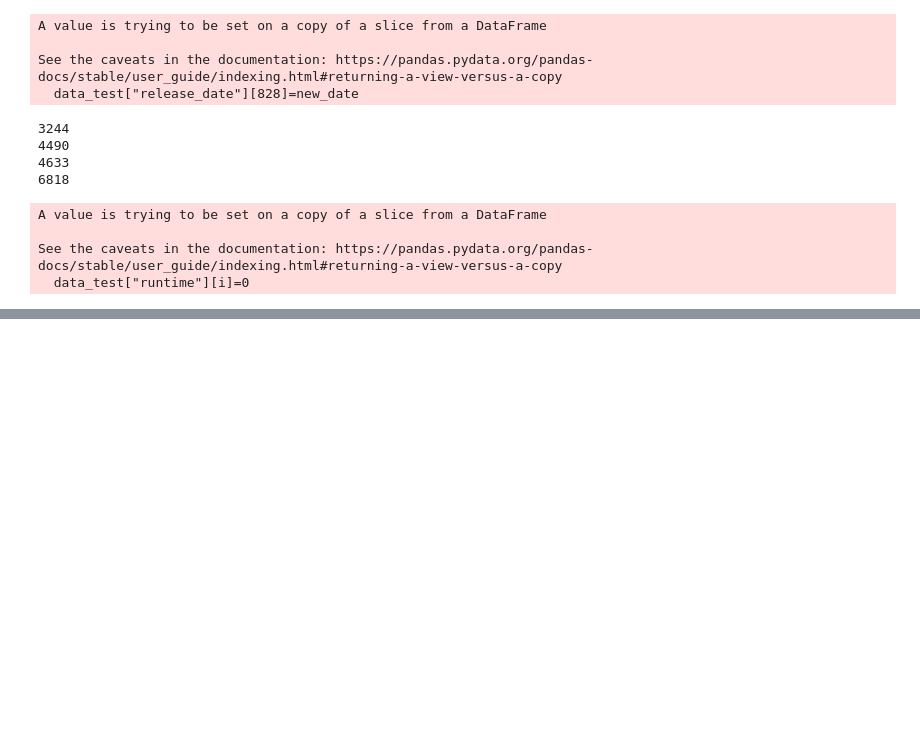
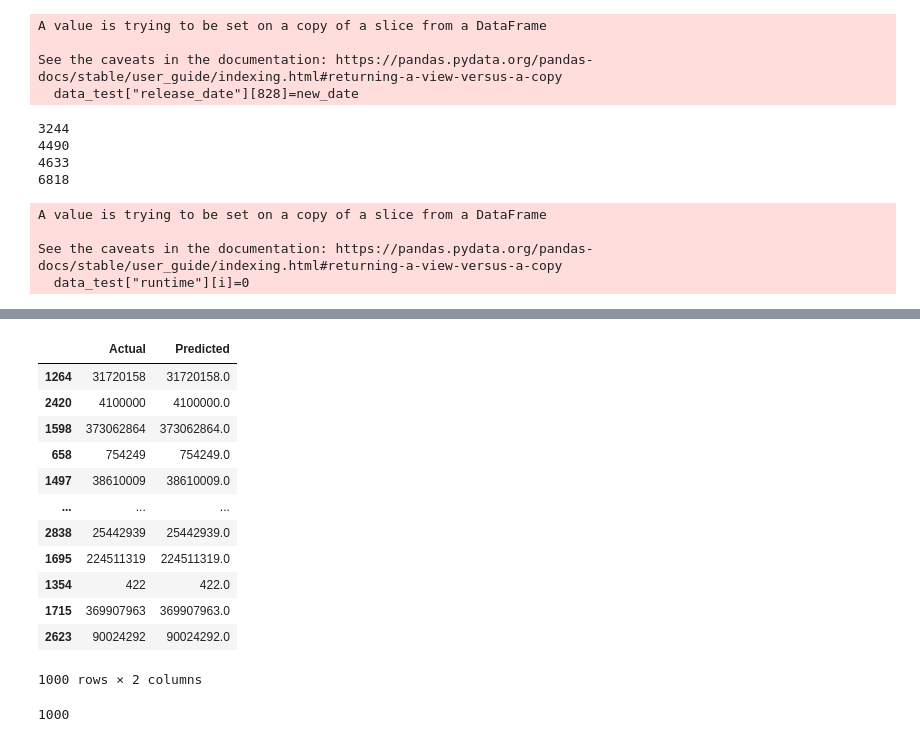
Before and after one commit to Riki98/DWM-Project, a Jupyter notebook: Progetto/Progetto.ipynb, the cells around one changed output, grey strips where cells are left out. Drawn from its saved outputs; the diff is of its cells as text; code cells hidden in the pictures; blank space fills up the shorter version.

```diff
--- a/Progetto/Progetto.ipynb
+++ b/Progetto/Progetto.ipynb
@@ -577,17 +577,8 @@ See the caveats in the documentation: https://pandas.pydata.org/pandas-docs/stab
 from sklearn.linear_model import LinearRegression
 from sklearn.metrics import mean_squared_error
 
-dataseTrainLinear = data[["revenue", "budget", "runtime", "popularity", "release_month", "lingua_inglese"]].astype(float).values
-dataseTestLinear = data_test[["revenue", "budget", "runtime", "popularity", "release_month", "lingua_inglese"]].astype(float).values
+datasetTrainLinear = data[["revenue", "budget", "runtime", "popularity", "release_month", "lingua_inglese"]].astype(float).values
+features = ["revenue", "budget", "runtime", "popularity", "release_month", "lingua_inglese"]
 
-
-x_train = dataseTrainLinear[:, 1:]
-y_train = dataseTrainLinear[:, 0]
-
-x_test = dataseTestLinear[:, 1:]
-y_test = dataseTestLinear[:, 0]
-
-
-lr = LinearRegression()
-lr.fit(x_train,y_train)
-print("Rsquared Score for Linear Regression Model = ", lr.score(x_train,y_train))
+dsTrain = data[0:data.shape[0]-int(data.shape[0]/3)]
+dsTest= data[data.shape[0]-int(data.shape[0]/3):data.shape[0]]
@@ -595,0 +585,5 @@ KeyError: "['revenue'] not in index"
+# %%
+X, y = dsTrain[features], dsTrain['revenue']
+model = LinearRegression()
+model.fit(X, y)
+predict = model.predict(dsTest[features])
@@ -595,0 +621,21 @@ KeyError: "['revenue'] not in index"
+# %%
+df = pd.DataFrame({'Actual': dsTest['revenue'], 'Predicted': predict})
+df
+# %% [output]
+|  | Actual | Predicted |
+| 1264 | 31720158 | 31720158.0 |
+| 2420 | 4100000 | 4100000.0 |
+| 1598 | 373062864 | 373062864.0 |
+| 658 | 754249 | 754249.0 |
+| 1497 | 38610009 | 38610009.0 |
+| ... | ... | ... |
+| 2838 | 25442939 | 25442939.0 |
+| 1695 | 224511319 | 224511319.0 |
+| 1354 | 422 | 422.0 |
+| 1715 | 369907963 | 369907963.0 |
+| 2623 | 90024292 | 90024292.0 |
+1000 rows × 2 columns
+# %%
+dsTest.shape[0]
+# %% [output]
+1000
```
Also changed, not shown: parts of 4 cells of this notebook, 1 other file.
